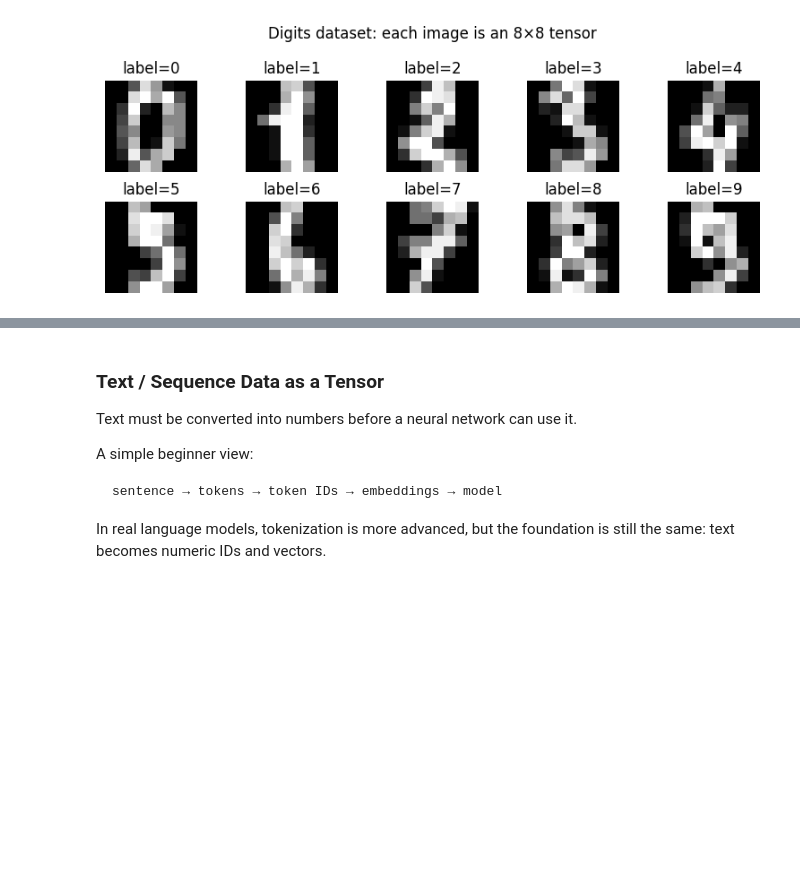
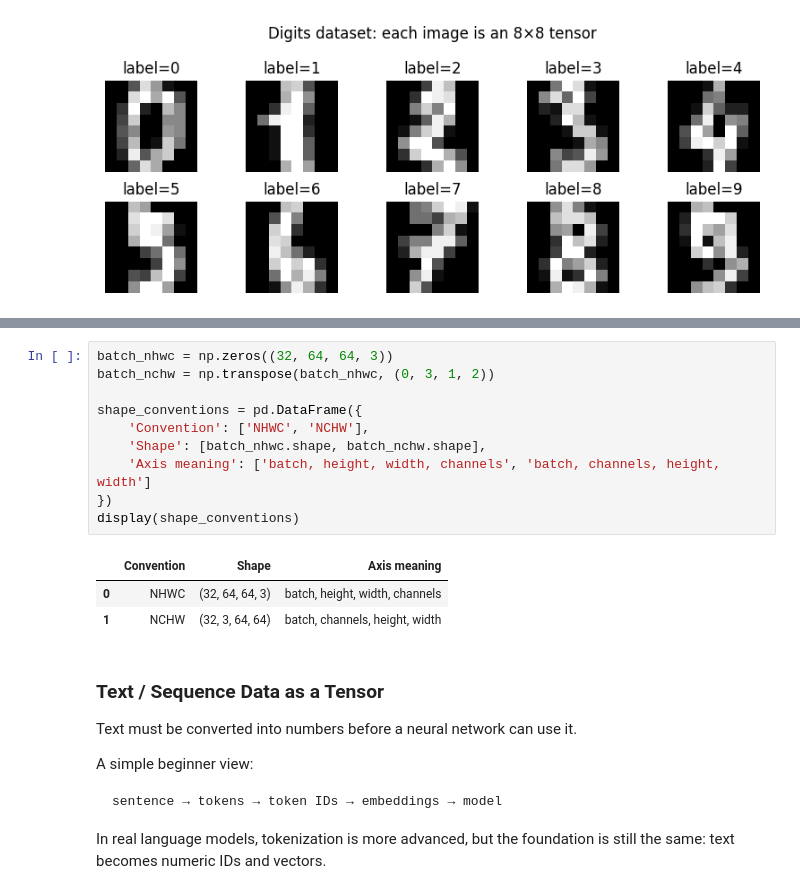
Before and after one commit to sidhu7777/Machine_Learning_Notes, a Jupyter notebook: deep_learning/modules/Module_01_Deep_Learning_Foundations.ipynb, the cells around one changed output, grey strips where cells are left out. Saved outputs shown, nothing was run; the diff lists cells and outputs as text; blank space fills up the shorter version.

```diff
--- a/deep_learning/modules/Module_01_Deep_Learning_Foundations.ipynb
+++ b/deep_learning/modules/Module_01_Deep_Learning_Foundations.ipynb
@@ -295,3 +391,17 @@ plt.show()
+# %%
+batch_nhwc = np.zeros((32, 64, 64, 3))
+batch_nchw = np.transpose(batch_nhwc, (0, 3, 1, 2))
+
+shape_conventions = pd.DataFrame({
+    'Convention': ['NHWC', 'NCHW'],
+    'Shape': [batch_nhwc.shape, batch_nchw.shape],
+    'Axis meaning': ['batch, height, width, channels', 'batch, channels, height, width']
+})
+display(shape_conventions)
+# %% [output]
+|  | Convention | Shape | Axis meaning |
+| 0 | NHWC | (32, 64, 64, 3) | batch, height, width, channels |
+| 1 | NCHW | (32, 3, 64, 64) | batch, channels, height, width |
 # %% [markdown]
 ### Text / Sequence Data as a Tensor
 
```
Also changed, not shown: parts of 16 cells of this notebook.
